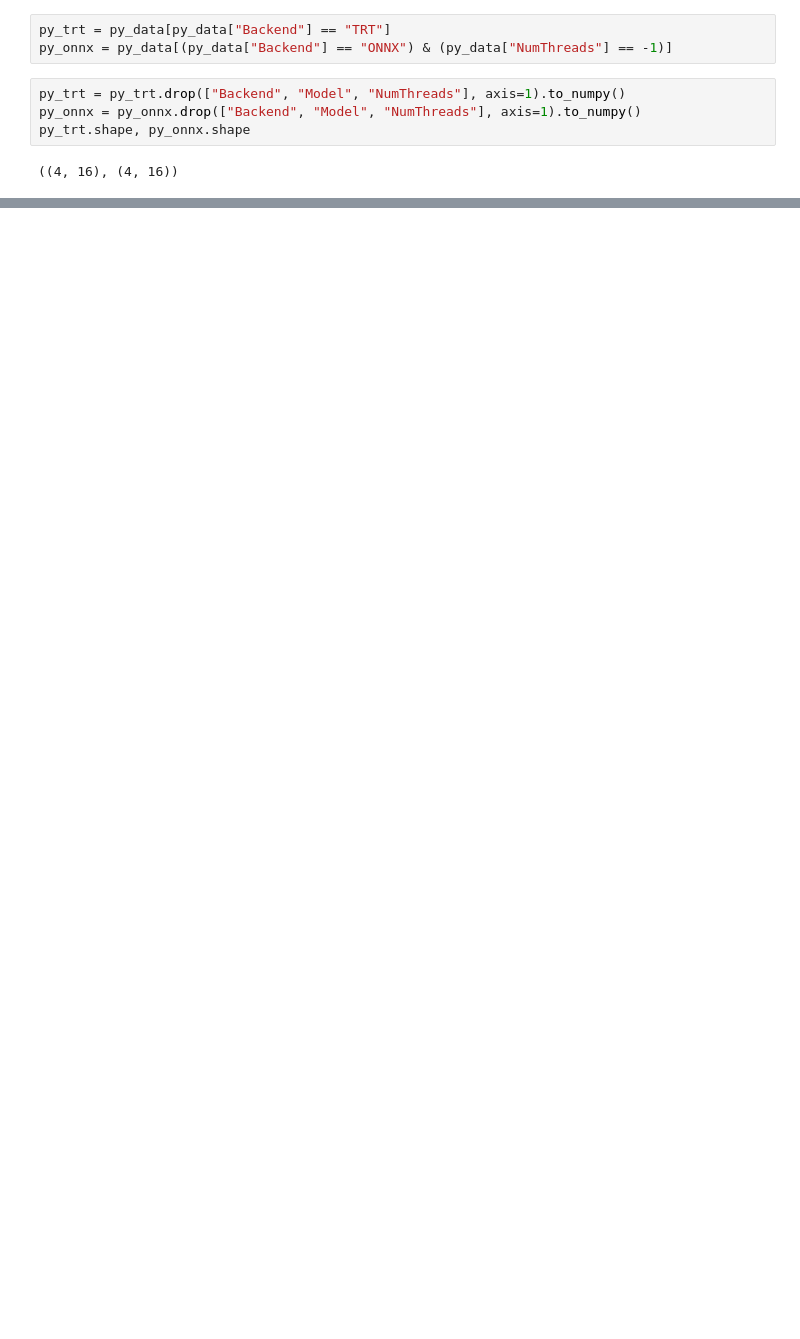
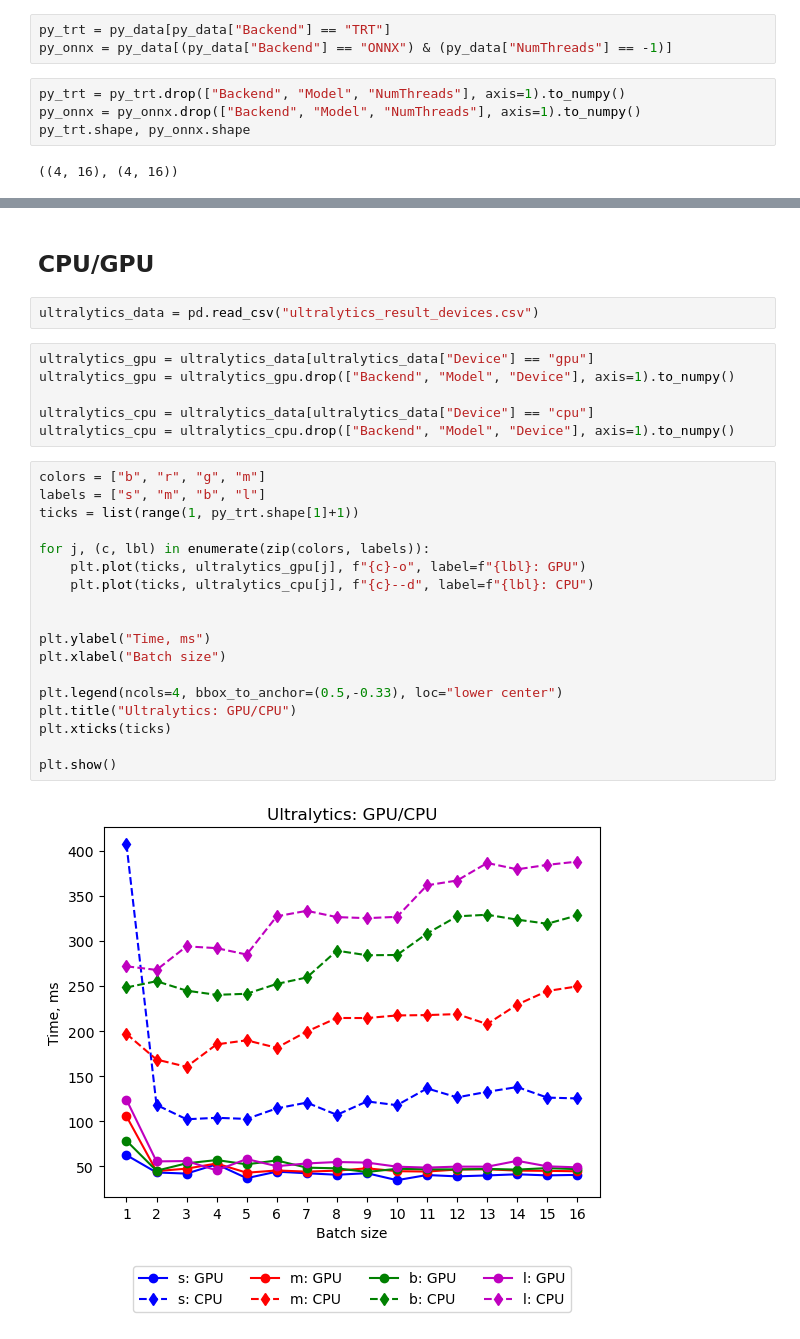
Before and after one commit to avyuga/TRT_vs_ONNX, a Jupyter notebook: analytics.ipynb, the cells around one changed output, grey strips where cells are left out. Saved outputs shown, nothing was run; the diff lists cells and outputs as text; blank space fills up the shorter version.

```diff
--- a/analytics.ipynb
+++ b/analytics.ipynb
@@ -117,0 +135,30 @@ plt.show()
+# %% [markdown]
+## CPU/GPU
+# %%
+ultralytics_data = pd.read_csv("ultralytics_result_devices.csv")
+# %%
+ultralytics_gpu = ultralytics_data[ultralytics_data["Device"] == "gpu"]
+ultralytics_gpu = ultralytics_gpu.drop(["Backend", "Model", "Device"], axis=1).to_numpy()
+
+ultralytics_cpu = ultralytics_data[ultralytics_data["Device"] == "cpu"]
+ultralytics_cpu = ultralytics_cpu.drop(["Backend", "Model", "Device"], axis=1).to_numpy()
+# %%
+colors = ["b", "r", "g", "m"]
+labels = ["s", "m", "b", "l"]
+ticks = list(range(1, py_trt.shape[1]+1))
+
+for j, (c, lbl) in enumerate(zip(colors, labels)):
+    plt.plot(ticks, ultralytics_gpu[j], f"{c}-o", label=f"{lbl}: GPU")
+    plt.plot(ticks, ultralytics_cpu[j], f"{c}--d", label=f"{lbl}: CPU")
+
+
+plt.ylabel("Time, ms")
+plt.xlabel("Batch size")
+
+plt.legend(ncols=4, bbox_to_anchor=(0.5,-0.33), loc="lower center")
+plt.title("Ultralytics: GPU/CPU")
+plt.xticks(ticks)
+
+plt.show()
+# %% [output]
+[figure, added]
```
Also changed, not shown: parts of 18 cells of this notebook, 14 other files.
